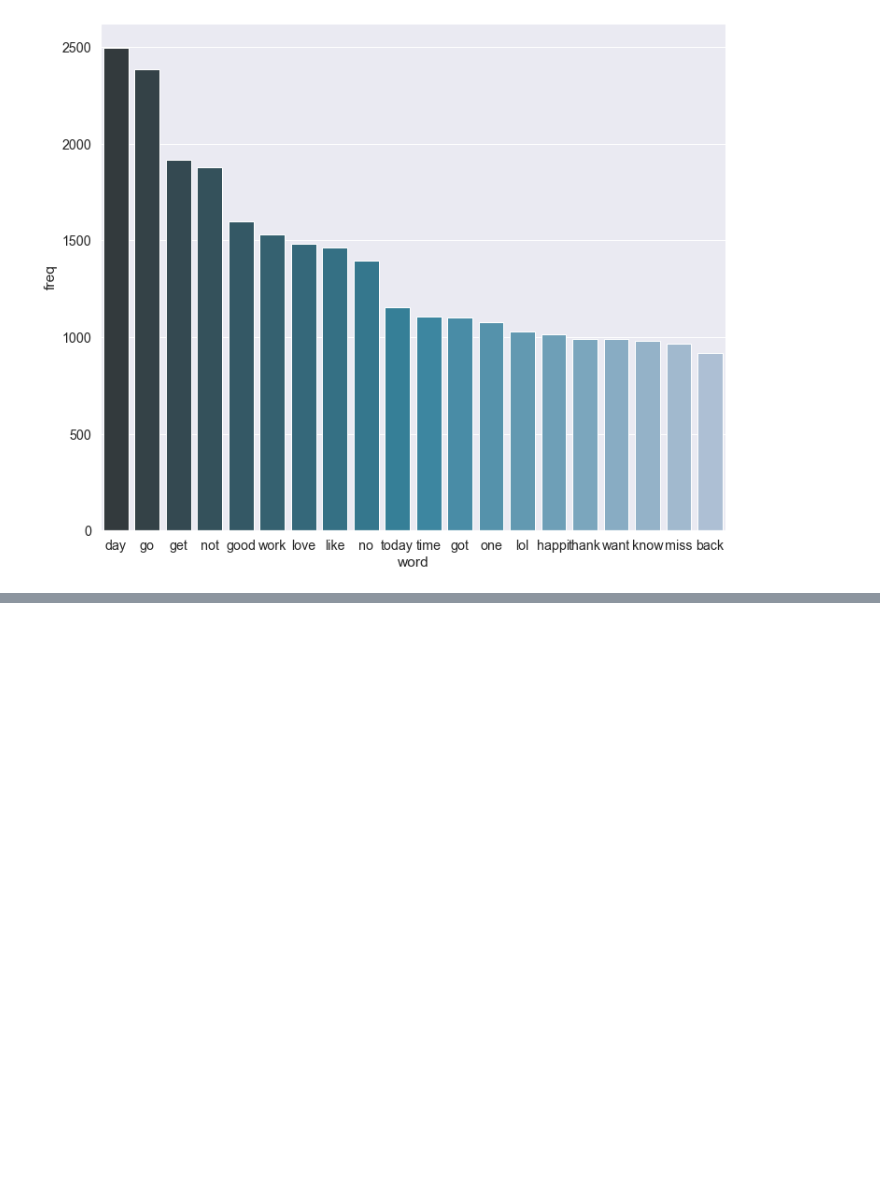
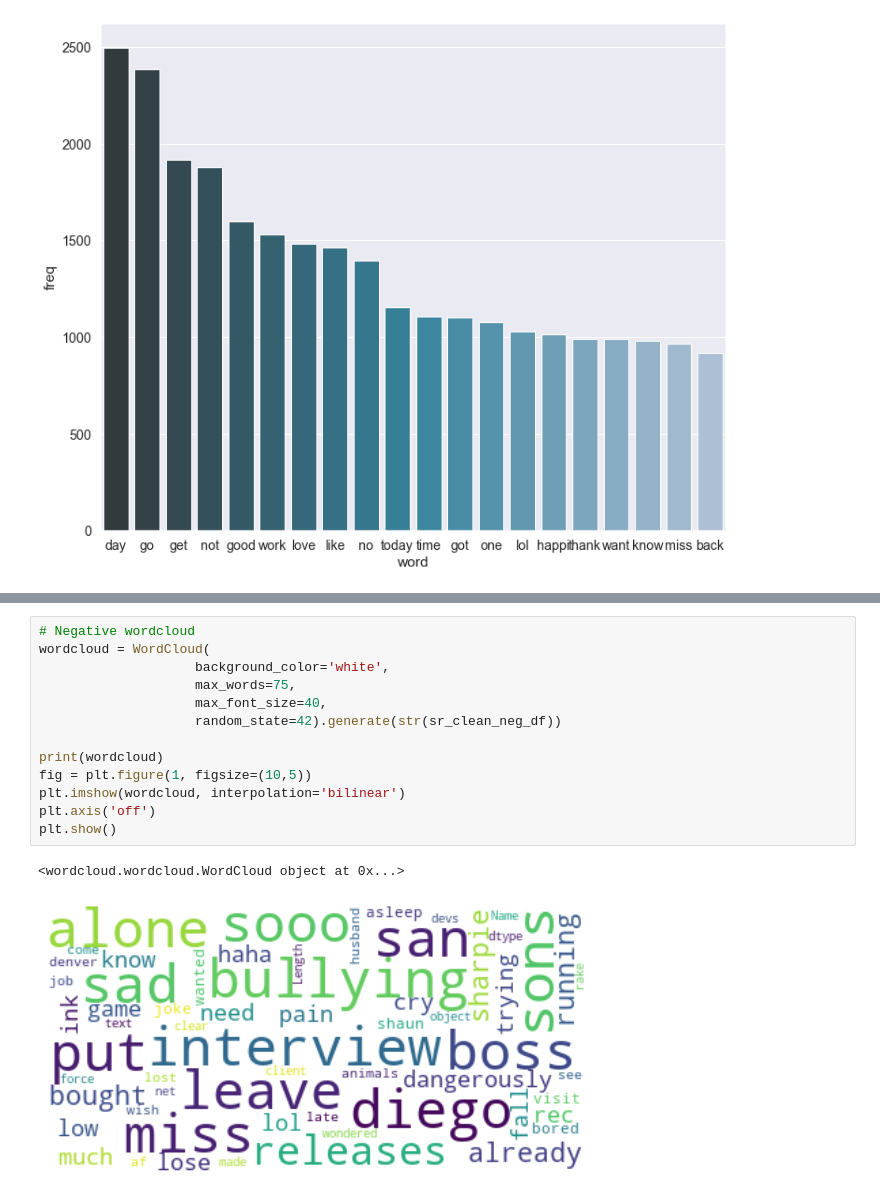
Before and after one commit to Reza-Pourrahim/Tweet-Sentiment-Extraction, a Jupyter notebook: Tweet Sentiment Extraction.ipynb, the cells around one changed output, grey strips where cells are left out. Drawn from its saved outputs; the diff is of its cells as text; blank space fills up the shorter version.

```diff
--- a/Tweet Sentiment Extraction.ipynb
+++ b/Tweet Sentiment Extraction.ipynb
@@ -256,0 +316,16 @@ plt.show();
+# %%
+# Negative wordcloud
+wordcloud = WordCloud(
+                    background_color='white',
+                    max_words=75,
+                    max_font_size=40,
+                    random_state=42).generate(str(sr_clean_neg_df))
+
+print(wordcloud)
+fig = plt.figure(1, figsize=(10,5))
+plt.imshow(wordcloud, interpolation='bilinear')
+plt.axis('off')
+plt.show()
+# %% [output]
+<wordcloud.wordcloud.WordCloud object at 0x...>
+[figure, added]
```
Also changed, not shown: parts of 13 cells of this notebook.
